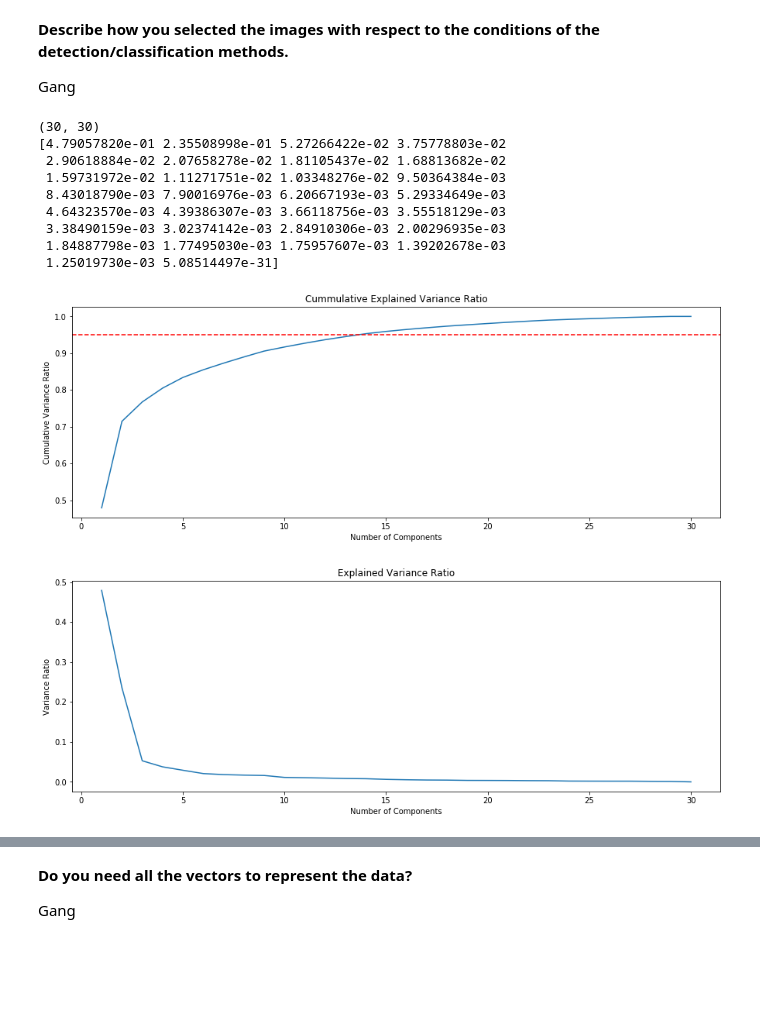
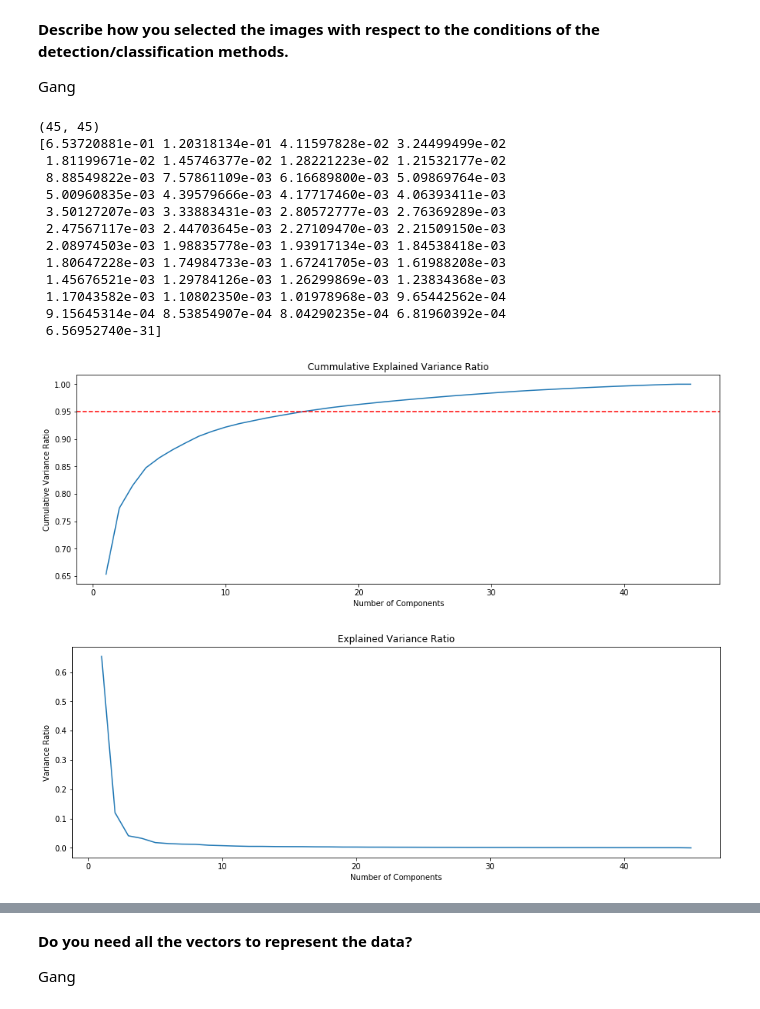
Before and after one commit to heqianw/ecse415, a Jupyter notebook: assignment4/face_detection.ipynb, the cells around one changed output, grey strips where cells are left out. Drawn from its saved outputs; the diff is of its cells as text; code cells hidden in the pictures; blank space fills up the shorter version.

```diff
--- a/assignment4/face_detection.ipynb
+++ b/assignment4/face_detection.ipynb
@@ -78,51 +78,49 @@ plotFigures(train_sets)
 
 Gang
 # %%
-# Split the data using train_test_split
-X_train, X_test, Y_train, Y_test = tts(X, Y, train_size=2/3)
-
-X_train = np.array(X_train)
-X_test = np.array(X_test)
-Y_train = np.array(Y_train)
-Y_test = np.array(Y_test)
-
-X_train = X_train.reshape(X_train.shape[0], -1)
-X_test = X_test.reshape(X_test.shape[0], -1)
+x, y = np.array(X), np.array(Y)
+x = x.reshape(x.shape[0], -1)
 
 # Create PCA and transform the test set
 pca = PCA()
-X_train_pca = pca.fit_transform(X_train)
-X_test_pca = pca.transform(X_test)
+x_pca = pca.fit_transform(x)
+evr_size = pca.explained_variance_ratio_.size
 
-# Get the variance explained by every principal component
-print(X_train_pca.shape)
+# Print the variance explained by every principal component
+print(x_pca.shape)
 print(pca.explained_variance_ratio_)
-var_size = pca.explained_variance_ratio_.size
+
+#fit transform -> 30x30 weight array
+#fit -> components_ -> eigenfaces
 
 # Plot the cumulative summation of the explained variance
 plt.figure(figsize=(15, 5))
-plt.plot(range(1, var_size+1), np.cumsum(pca.explained_variance_ratio_))
+plt.plot(range(1, evr_size+1), np.cumsum(pca.explained_variance_ratio_))
 plt.axhline(y=0.95, color='r', linestyle='--')
 plt.xlabel('Number of Components'), plt.ylabel('Cumulative Variance Ratio')
 plt.title('Cummulative Explained Variance Ratio')
 plt.show()
 
 # Plot explained variance against the number of components
 plt.figure(figsize=(15, 5))
-plt.plot(range(1, var_size+1), pca.explained_variance_ratio_)
+plt.plot(range(1, evr_size+1), pca.explained_variance_ratio_)
 plt.xlabel('Number of Components'), plt.ylabel('Variance Ratio')
 plt.title('Explained Variance Ratio')
 plt.show()
 # %% [output]
-(30, 30)
-[4.79057820e-01 2.35508998e-01 5.27266422e-02 3.75778803e-02
- 2.90618884e-02 2.07658278e-02 1.81105437e-02 1.68813682e-02
- 1.59731972e-02 1.11271751e-02 1.03348276e-02 9.50364384e-03
- 8.43018790e-03 7.90016976e-03 6.20667193e-03 5.29334649e-03
- 4.64323570e-03 4.39386307e-03 3.66118756e-03 3.55518129e-03
- 3.38490159e-03 3.02374142e-03 2.84910306e-03 2.00296935e-03
- 1.84887798e-03 1.77495030e-03 1.75957607e-03 1.39202678e-03
- 1.25019730e-03 5.08514497e-31]
+(45, 45)
+[6.53720881e-01 1.20318134e-01 4.11597828e-02 3.24499499e-02
+ 1.81199671e-02 1.45746377e-02 1.28221223e-02 1.21532177e-02
+ 8.88549822e-03 7.57861109e-03 6.16689800e-03 5.09869764e-03
+ 5.00960835e-03 4.39579666e-03 4.17717460e-03 4.06393411e-03
+ 3.50127207e-03 3.33883431e-03 2.80572777e-03 2.76369289e-03
+ 2.47567117e-03 2.44703645e-03 2.27109470e-03 2.21509150e-03
+ 2.08974503e-03 1.98835778e-03 1.93917134e-03 1.84538418e-03
+ 1.80647228e-03 1.74984733e-03 1.67241705e-03 1.61988208e-03
+ 1.45676521e-03 1.29784126e-03 1.26299869e-03 1.23834368e-03
+ 1.17043582e-03 1.10802350e-03 1.01978968e-03 9.65442562e-04
+ 9.15645314e-04 8.53854907e-04 8.04290235e-04 6.81960392e-04
+ 6.56952740e-31]
-[figure, old version]
+[figure, new version]
-[figure, old version]
+[figure, new version]
 # %%
```
Also changed, not shown: parts of 5 cells of this notebook, 15 other files.
